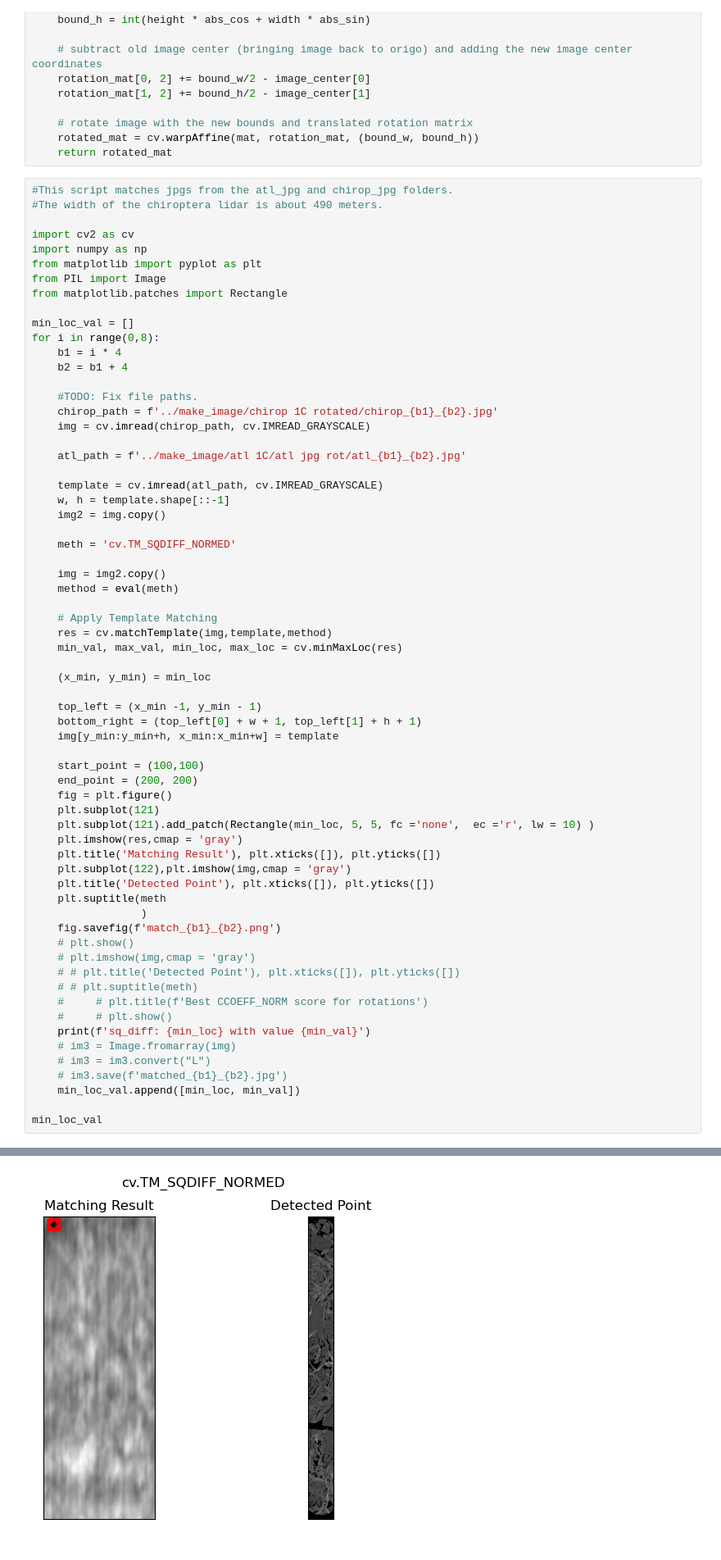
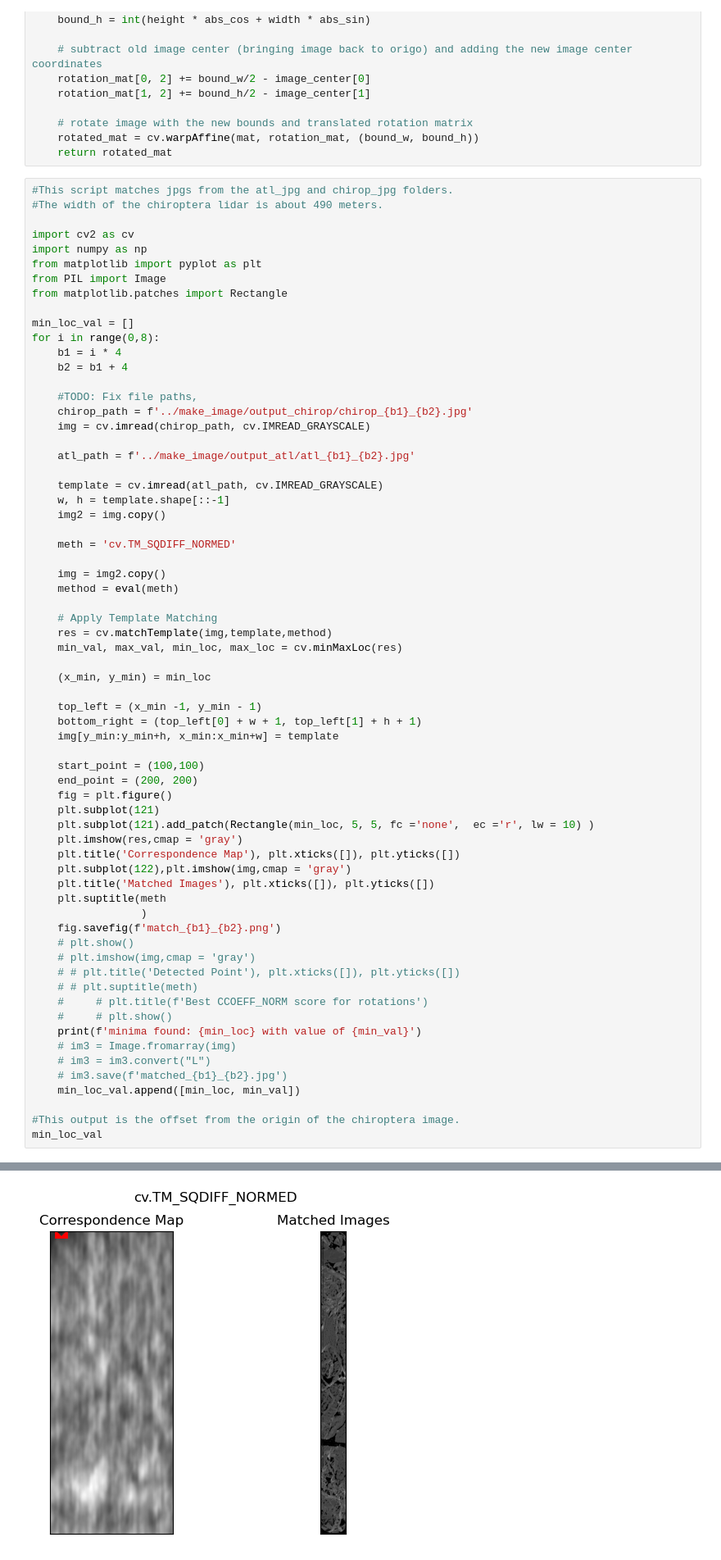
Before and after one commit to rkique/icesat2-align, a Jupyter notebook: match_image/image_matcher.ipynb, the cells around one changed output, grey strips where cells are left out. Shown: that part at 82% size. Saved outputs shown, nothing was run; the diff lists cells and outputs as text.

```diff
--- a/match_image/image_matcher.ipynb
+++ b/match_image/image_matcher.ipynb
@@ -40,11 +40,11 @@ for i in range(0,8):
     b1 = i * 4
     b2 = b1 + 4
 
-    #TODO: Fix file paths.
-    chirop_path = f'../make_image/chirop 1C rotated/chirop_{b1}_{b2}.jpg'
+    #TODO: Fix file paths,
+    chirop_path = f'../make_image/output_chirop/chirop_{b1}_{b2}.jpg'
     img = cv.imread(chirop_path, cv.IMREAD_GRAYSCALE)
 
-    atl_path = f'../make_image/atl 1C/atl jpg rot/atl_{b1}_{b2}.jpg'
+    atl_path = f'../make_image/output_atl/atl_{b1}_{b2}.jpg'
 
     template = cv.imread(atl_path, cv.IMREAD_GRAYSCALE)
     w, h = template.shape[::-1]
@@ -71,9 +71,9 @@ for i in range(0,8):
     plt.subplot(121)
     plt.subplot(121).add_patch(Rectangle(min_loc, 5, 5, fc ='none',  ec ='r', lw = 10) )
     plt.imshow(res,cmap = 'gray')
-    plt.title('Matching Result'), plt.xticks([]), plt.yticks([])
+    plt.title('Correspondence Map'), plt.xticks([]), plt.yticks([])
     plt.subplot(122),plt.imshow(img,cmap = 'gray')
-    plt.title('Detected Point'), plt.xticks([]), plt.yticks([])
+    plt.title('Matched Images'), plt.xticks([]), plt.yticks([])
     plt.suptitle(meth
                  )
     fig.savefig(f'match_{b1}_{b2}.png')
@@ -83,11 +83,12 @@ for i in range(0,8):
     # # plt.suptitle(meth)
     #     # plt.title(f'Best CCOEFF_NORM score for rotations')
     #     # plt.show()
-    print(f'sq_diff: {min_loc} with value {min_val}')
+    print(f'minima found: {min_loc} with value of {min_val}')
     # im3 = Image.fromarray(img)
     # im3 = im3.convert("L")
     # im3.save(f'matched_{b1}_{b2}.jpg')
     min_loc_val.append([min_loc, min_val])
 
+#This output is the offset from the origin of the chiroptera image.
 min_loc_val
 # %% [output]
@@ -110 +111 @@ sq_diff: (293, 1008) with value 0.46807947754859924
-[figure, old version]
+[figure, new version]
```
Also changed, not shown: parts of 1 cell of this notebook, 38 other files.
